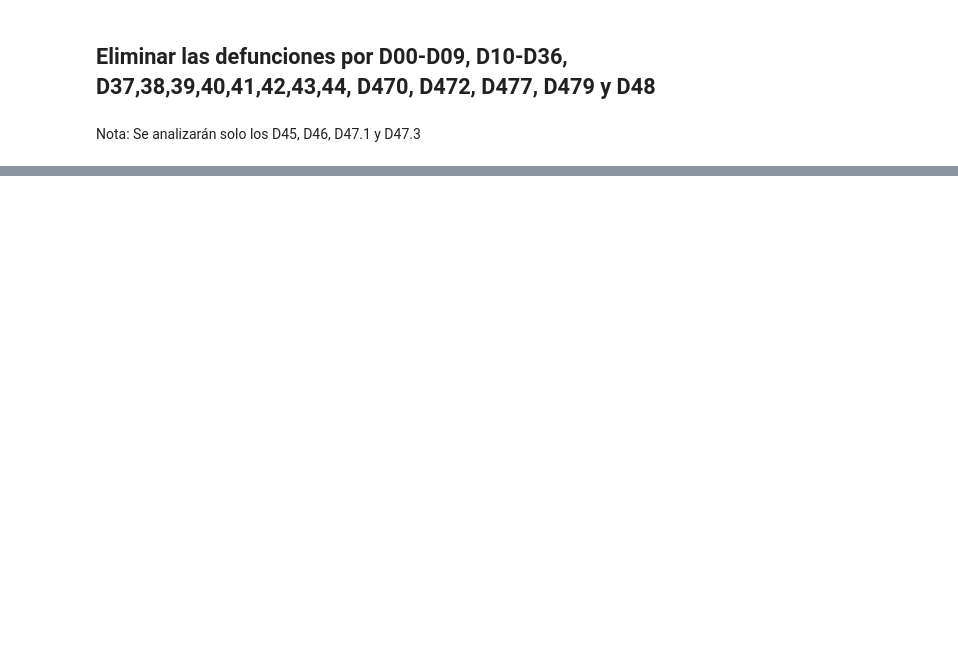
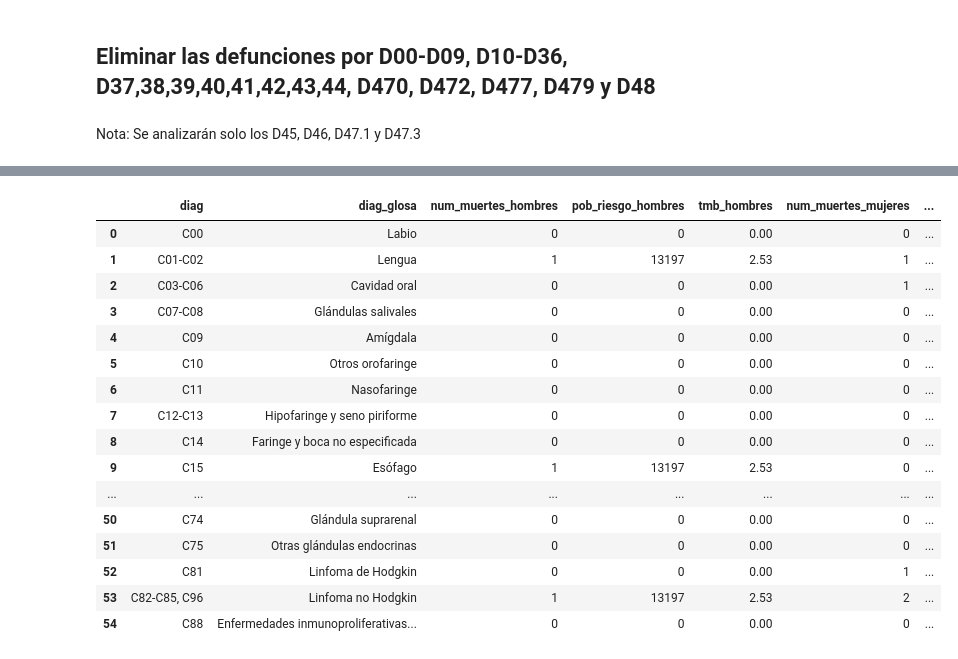
Before and after one commit to AlvaroMontiel/informe_incidencia_mortalidad, a Jupyter notebook: mortalidad_cancer.ipynb, the cells around one changed output, grey strips where cells are left out. Cells and saved outputs as stored; diff of their text form; code cells hidden in the pictures; blank space fills up the shorter version.

```diff
--- a/mortalidad_cancer.ipynb
+++ b/mortalidad_cancer.ipynb
@@ -245,0 +1093,37 @@ df_pais.head()
+# %%
+df_sexo = pd.merge(df_hombres, df_mujeres)
+# %%
+df_sexo['tma_hombres'] = tma['tma_hombres']
+df_sexo['tma_mujeres'] = tma['tma_mujeres']
+# %%
+muertes_hombres = df_sexo['num_muertes_hombres'].values.tolist()
+muertes_mujeres = df_sexo['num_muertes_mujeres'].values.tolist()
+total_hombres = 0
+total_mujeres = 0
+for i in muertes_hombres:
+    total_hombres += i
+for i in muertes_mujeres:
+    total_mujeres += i
+
+df_sexo['porcentaje_hombres'] = round(df_sexo['num_muertes_hombres']/total_hombres*100,2)
+df_sexo['porcentaje_mujeres'] = round(df_sexo['num_muertes_mujeres']/total_mujeres*100,2)
+# %%
+df_sexo
+# %% [output]
+|  | diag | diag_glosa | num_muertes_hombres | pob_riesgo_hombres | tmb_hombres | num_muertes_mujeres | ... |
+| 0 | C00 | Labio | 0 | 0 | 0.00 | 0 | ... |
+| 1 | C01-C02 | Lengua | 1 | 13197 | 2.53 | 1 | ... |
+| 2 | C03-C06 | Cavidad oral | 0 | 0 | 0.00 | 1 | ... |
+| 3 | C07-C08 | Glándulas salivales | 0 | 0 | 0.00 | 0 | ... |
+| 4 | C09 | Amígdala | 0 | 0 | 0.00 | 0 | ... |
+| 5 | C10 | Otros orofaringe | 0 | 0 | 0.00 | 0 | ... |
+| 6 | C11 | Nasofaringe | 0 | 0 | 0.00 | 0 | ... |
+| 7 | C12-C13 | Hipofaringe y seno piriforme | 0 | 0 | 0.00 | 0 | ... |
+| 8 | C14 | Faringe y boca no especificada | 0 | 0 | 0.00 | 0 | ... |
+| 9 | C15 | Esófago | 1 | 13197 | 2.53 | 0 | ... |
+| ... | ... | ... | ... | ... | ... | ... | ... |
+| 50 | C74 | Glándula suprarenal | 0 | 0 | 0.00 | 0 | ... |
+| 51 | C75 | Otras glándulas endocrinas | 0 | 0 | 0.00 | 0 | ... |
+| 52 | C81 | Linfoma de Hodgkin | 0 | 0 | 0.00 | 1 | ... |
+| 53 | C82-C85, C96 | Linfoma no Hodgkin | 1 | 13197 | 2.53 | 2 | ... |
+| 54 | C88 | Enfermedades inmunoproliferativas... | 0 | 0 | 0.00 | 0 | ... |
```
Also changed, not shown: parts of 61 cells of this notebook, 11 other files.
